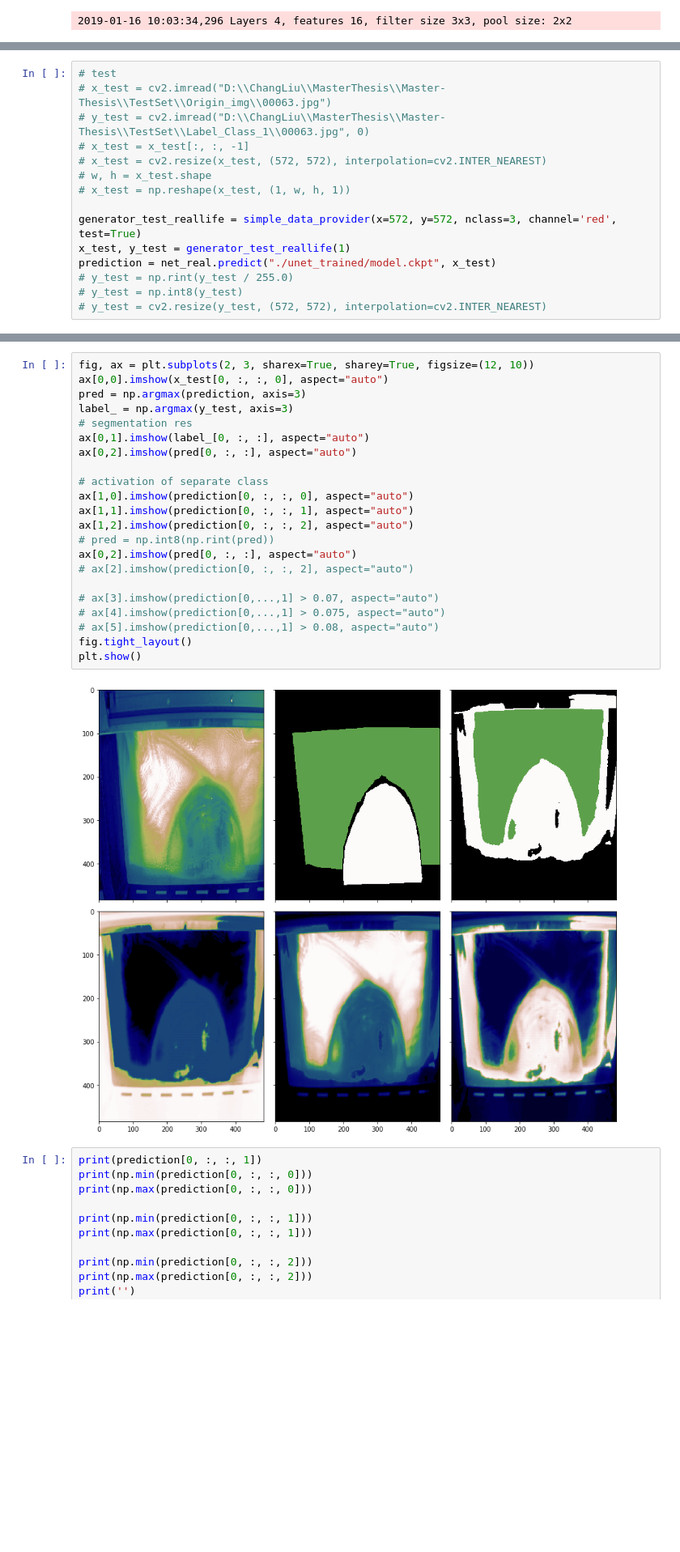
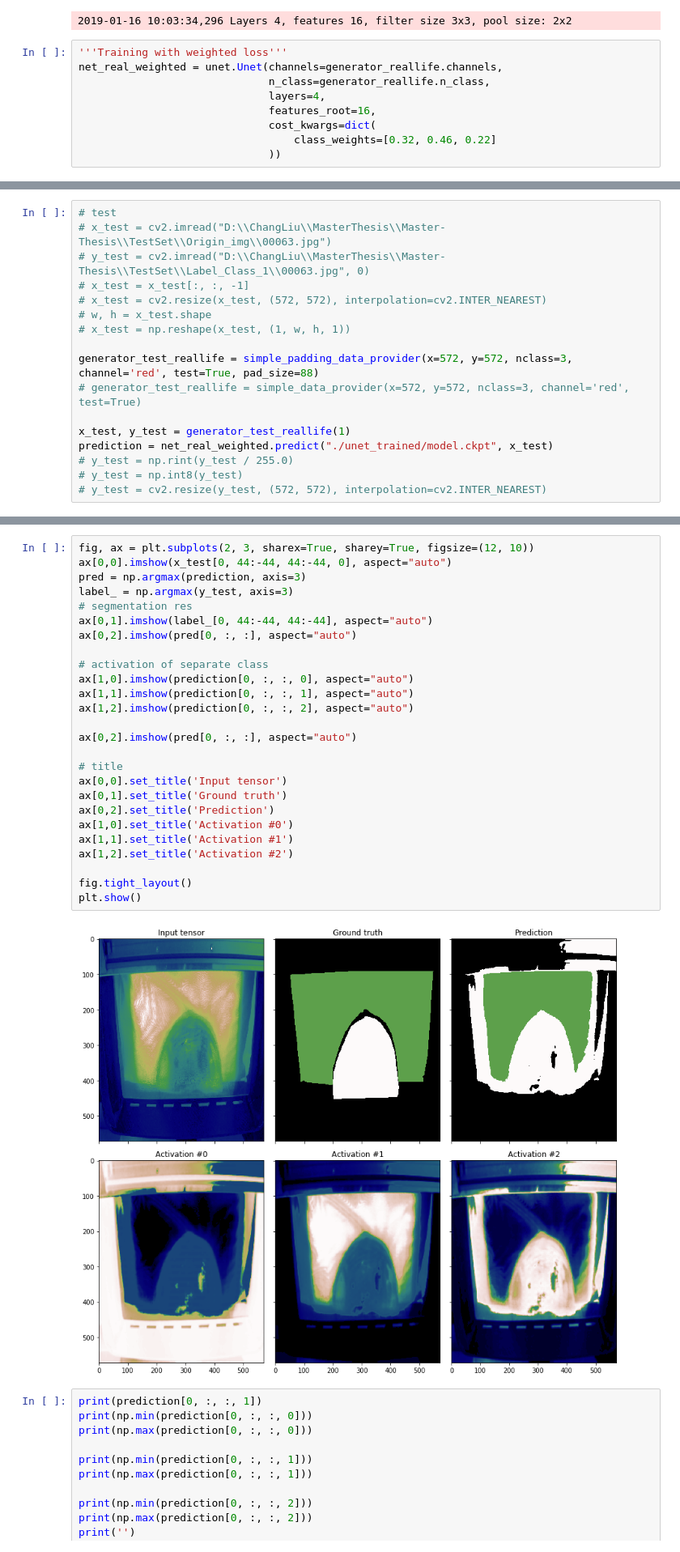
Before and after one commit to Rebooorn/Master-Thesis, a Jupyter notebook: Trainer.ipynb, the cells around one changed output, grey strips where cells are left out. Shown at 81% size. Cells and saved outputs as stored; diff of their text form; blank space fills up the shorter version.

Commit message:
custom generator undergoing

```diff
--- a/Trainer.ipynb
+++ b/Trainer.ipynb
@@ -74,3 +77,12 @@ path_real = trainer_real.train(generator_reallife, "./unet_trained",
                           training_iters=32, epochs=200, display_step=8, restore=True)
 # %% [output]
 2019-01-16 10:03:34,296 Layers 4, features 16, filter size 3x3, pool size: 2x2
+# %%
+'''Training with weighted loss'''
+net_real_weighted = unet.Unet(channels=generator_reallife.channels,
+                              n_class=generator_reallife.n_class,
+                              layers=4,
+                              features_root=16,
+                              cost_kwargs=dict(
+                                  class_weights=[0.32, 0.46, 0.22]
+                              ))
@@ -83,9 +122,11 @@ path_real = trainer_real.train(generator_reallife, "./unet_trained",
 # w, h = x_test.shape
 # x_test = np.reshape(x_test, (1, w, h, 1))
 
-generator_test_reallife = simple_data_provider(x=572, y=572, nclass=3, channel='red', test=True)
+generator_test_reallife = simple_padding_data_provider(x=572, y=572, nclass=3, channel='red', test=True, pad_size=88)
+# generator_test_reallife = simple_data_provider(x=572, y=572, nclass=3, channel='red', test=True)
+
 x_test, y_test = generator_test_reallife(1)
-prediction = net_real.predict("./unet_trained/model.ckpt", x_test)
+prediction = net_real_weighted.predict("./unet_trained/model.ckpt", x_test)
 # y_test = np.rint(y_test / 255.0)
 # y_test = np.int8(y_test)
 # y_test = cv2.resize(y_test, (572, 572), interpolation=cv2.INTER_NEAREST)
@@ -96,27 +137,31 @@ INFO:tensorflow:Restoring parameters from ./unet_trained/model.ckpt
 # %%
 fig, ax = plt.subplots(2, 3, sharex=True, sharey=True, figsize=(12, 10))
-ax[0,0].imshow(x_test[0, :, :, 0], aspect="auto")
+ax[0,0].imshow(x_test[0, 44:-44, 44:-44, 0], aspect="auto")
 pred = np.argmax(prediction, axis=3)
 label_ = np.argmax(y_test, axis=3)
 # segmentation res
-ax[0,1].imshow(label_[0, :, :], aspect="auto")
+ax[0,1].imshow(label_[0, 44:-44, 44:-44], aspect="auto")
 ax[0,2].imshow(pred[0, :, :], aspect="auto")
 
 # activation of separate class
 ax[1,0].imshow(prediction[0, :, :, 0], aspect="auto")
 ax[1,1].imshow(prediction[0, :, :, 1], aspect="auto")
 ax[1,2].imshow(prediction[0, :, :, 2], aspect="auto")
-# pred = np.int8(np.rint(pred))
+
 ax[0,2].imshow(pred[0, :, :], aspect="auto")
-# ax[2].imshow(prediction[0, :, :, 2], aspect="auto")
 
-# ax[3].imshow(prediction[0,...,1] > 0.07, aspect="auto")
-# ax[4].imshow(prediction[0,...,1] > 0.075, aspect="auto")
-# ax[5].imshow(prediction[0,...,1] > 0.08, aspect="auto")
+# title
+ax[0,0].set_title('Input tensor')
+ax[0,1].set_title('Ground truth')
+ax[0,2].set_title('Prediction')
+ax[1,0].set_title('Activation #0')
+ax[1,1].set_title('Activation #1')
+ax[1,2].set_title('Activation #2')
+
 fig.tight_layout()
 plt.show()
 # %% [output]
-[figure, old version]
+[figure, new version]
 # %%
 print(prediction[0, :, :, 1])
 print(np.min(prediction[0, :, :, 0]))
```
Also changed, not shown: parts of 15 cells of this notebook, 9 other files.
